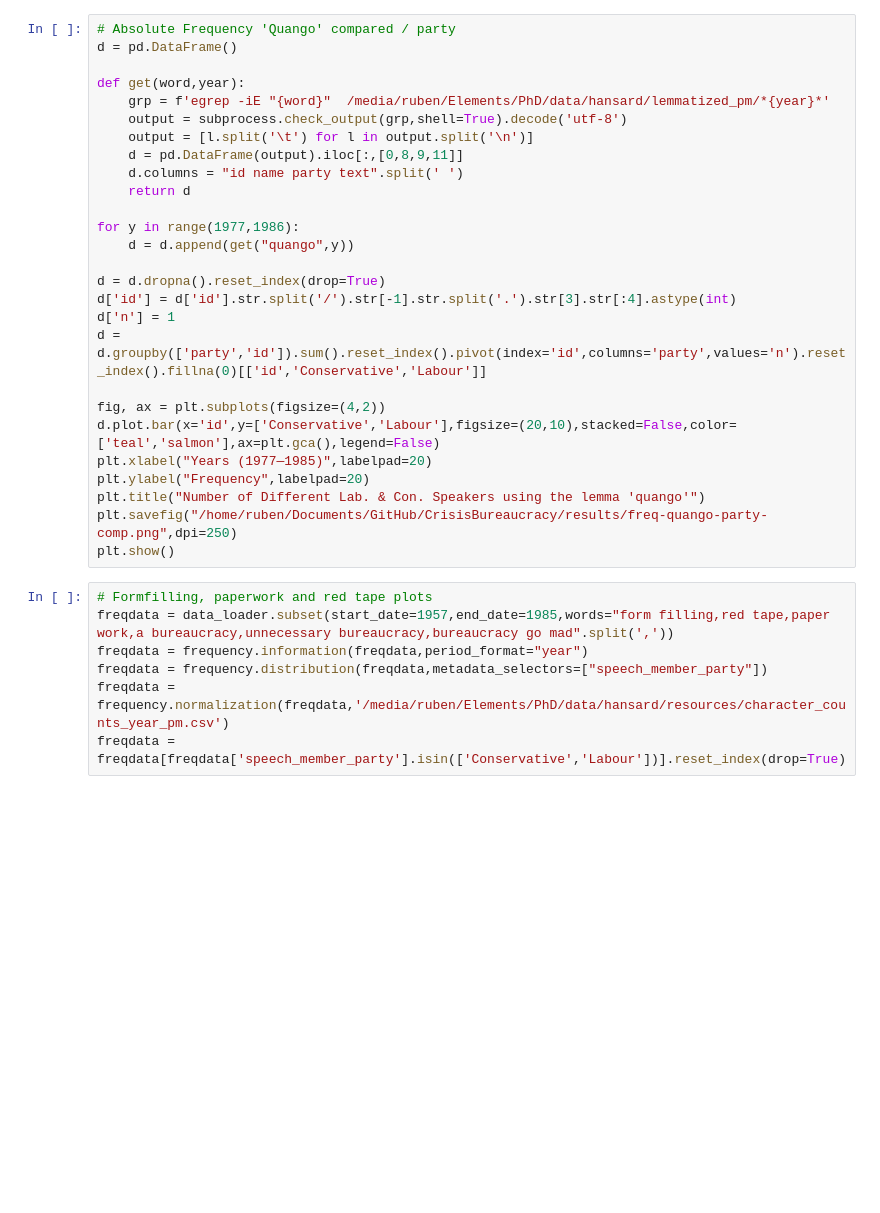
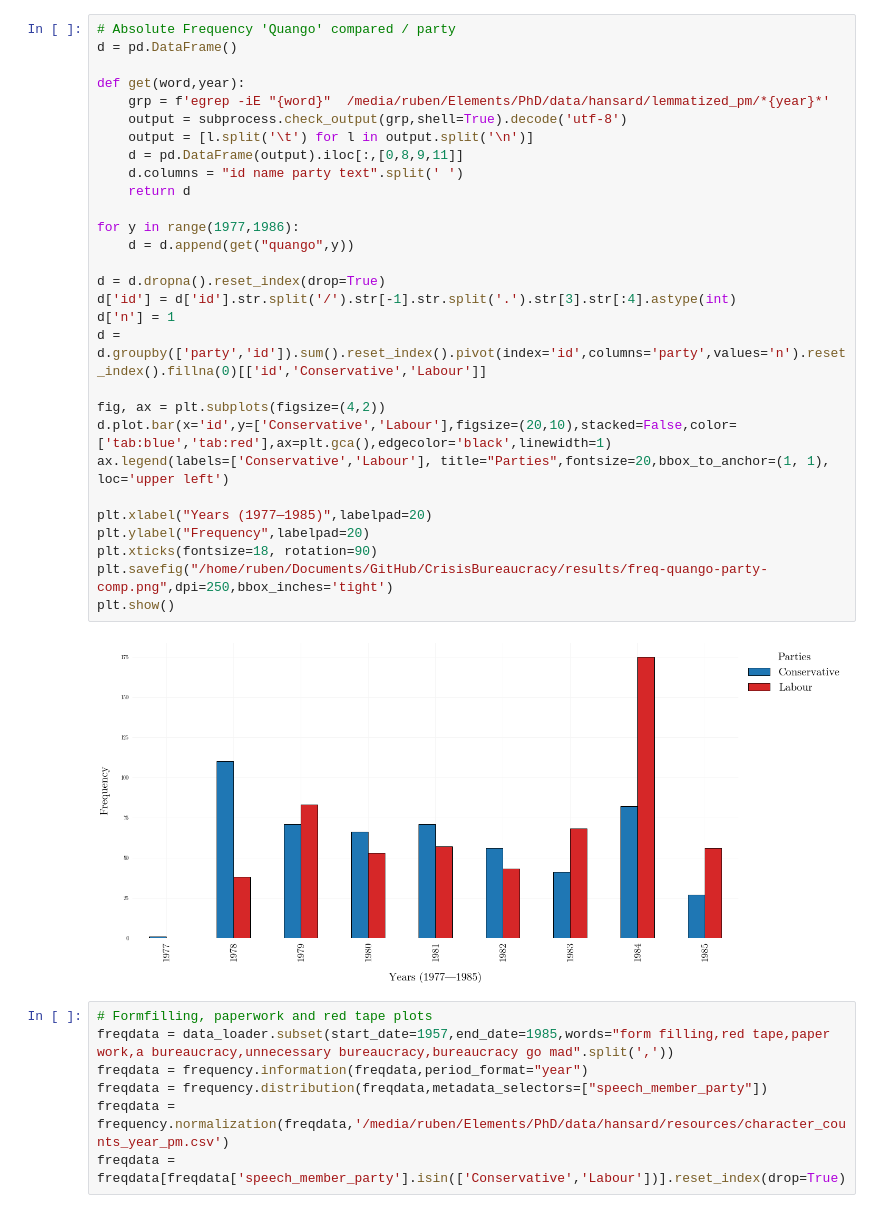
Before and after one commit to rubenros1795/CrisisBureaucracy, a Jupyter notebook: code/inspect-freq.ipynb, the cells around one changed output. Drawn from its saved outputs; the diff is of its cells as text; blank space fills up the shorter version.

```diff
--- a/code/inspect-freq.ipynb
+++ b/code/inspect-freq.ipynb
@@ -58,30 +48,34 @@ plt.show()
 # %%
 # Absolute Frequency 'Quango' compared / party
 d = pd.DataFrame()
 
 def get(word,year):
     grp = f'egrep -iE "{word}"  /media/ruben/Elements/PhD/data/hansard/lemmatized_pm/*{year}*'
     output = subprocess.check_output(grp,shell=True).decode('utf-8')
     output = [l.split('\t') for l in output.split('\n')]
     d = pd.DataFrame(output).iloc[:,[0,8,9,11]]
     d.columns = "id name party text".split(' ')
     return d
 
 for y in range(1977,1986):
     d = d.append(get("quango",y))
 
 d = d.dropna().reset_index(drop=True)
 d['id'] = d['id'].str.split('/').str[-1].str.split('.').str[3].str[:4].astype(int)
 d['n'] = 1
 d = d.groupby(['party','id']).sum().reset_index().pivot(index='id',columns='party',values='n').reset_index().fillna(0)[['id','Conservative','Labour']]
 
 fig, ax = plt.subplots(figsize=(4,2))
-d.plot.bar(x='id',y=['Conservative','Labour'],figsize=(20,10),stacked=False,color=['teal','salmon'],ax=plt.gca(),legend=False)
+d.plot.bar(x='id',y=['Conservative','Labour'],figsize=(20,10),stacked=False,color=['tab:blue','tab:red'],ax=plt.gca(),edgecolor='black',linewidth=1)
+ax.legend(labels=['Conservative','Labour'], title="Parties",fontsize=20,bbox_to_anchor=(1, 1), loc='upper left')
+
 plt.xlabel("Years (1977—1985)",labelpad=20)
 plt.ylabel("Frequency",labelpad=20)
-plt.title("Number of Different Lab. & Con. Speakers using the lemma 'quango'")
-plt.savefig("/home/ruben/Documents/GitHub/CrisisBureaucracy/results/freq-quango-party-comp.png",dpi=250)
+plt.xticks(fontsize=18, rotation=90)
+plt.savefig("/home/ruben/Documents/GitHub/CrisisBureaucracy/results/freq-quango-party-comp.png",dpi=250,bbox_inches='tight')
 plt.show()
+# %% [output]
+[figure, added]
 # %%
 # Formfilling, paperwork and red tape plots
 freqdata = data_loader.subset(start_date=1957,end_date=1985,words="form filling,red tape,paper work,a bureaucracy,unnecessary bureaucracy,bureaucracy go mad".split(','))
```
Also changed, not shown: parts of 15 cells of this notebook, 38 other files.
